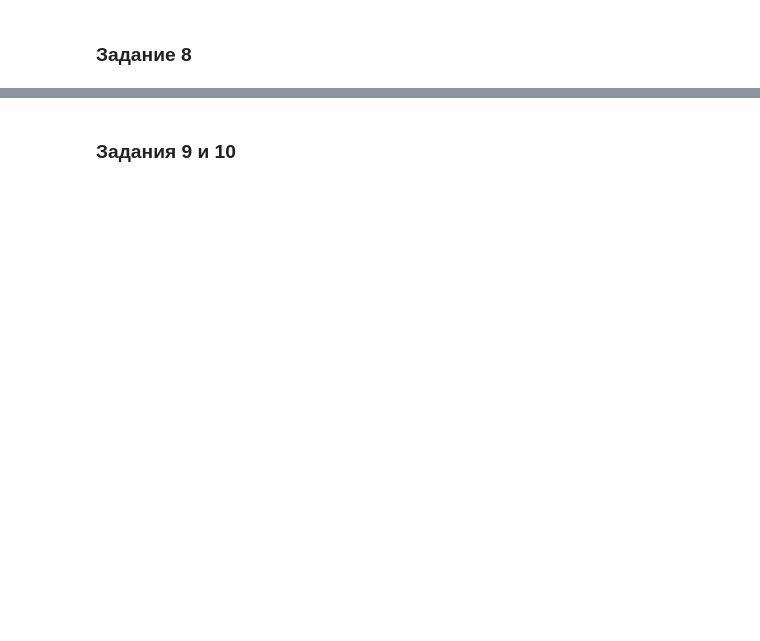
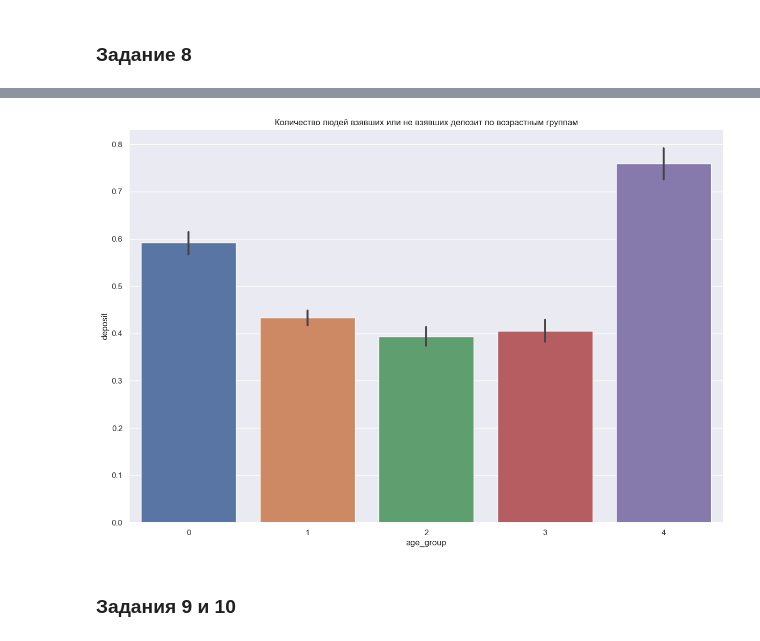
Before and after one commit to madskillskill/sf_data_science, a Jupyter notebook: PROJECT-4/Project_4_ML.ipynb, the cells around one changed output, grey strips where cells are left out. Drawn from its saved outputs; the diff is of its cells as text; code cells hidden in the pictures; blank space fills up the shorter version.

```diff
--- a/PROJECT-4/Project_4_ML.ipynb
+++ b/PROJECT-4/Project_4_ML.ipynb
@@ -278,3 +364,17 @@ ValueError: zero-size array to reduction operation fmin which has no identity
 ### Задание 8
 # %%
 # создайте возрастные группы и определите, в каких группах более склонны открывать депозит, чем отказываться от предложения
+def age_grouper(age):
+    if age < 30:
+        return 0
+    if 30 <= age < 40:
+        return 1
+    if 40 <= age < 50:
+        return 2
+    if 50 <= age < 60:
+        return 3
+    else:
+        return 4
+
+df['age_group'] = df['age'].apply(age_grouper)
+display(df)
@@ -281,3 +395,18 @@ ValueError: zero-size array to reduction operation fmin which has no identity
+# %%
+dfp = df[['age_group', 'deposit']]
+
+dfp['deposit'] = df['deposit'].apply(lambda x: 1 if x == 'yes' else 0)
+
+fig = plt.figure(figsize=(15, 10))
+barplot = sns.barplot(
+    data=dfp,
+    x='age_group',
+    y='deposit'
+)
+
+barplot.set_title('Количество людей взявших или не взявших депозит по возрастным группам');
+# %% [output]
+[figure, added]
 # %% [markdown]
 ### Задания 9 и 10
 # %%
```
Also changed, not shown: parts of 45 cells of this notebook, 2 other files.
